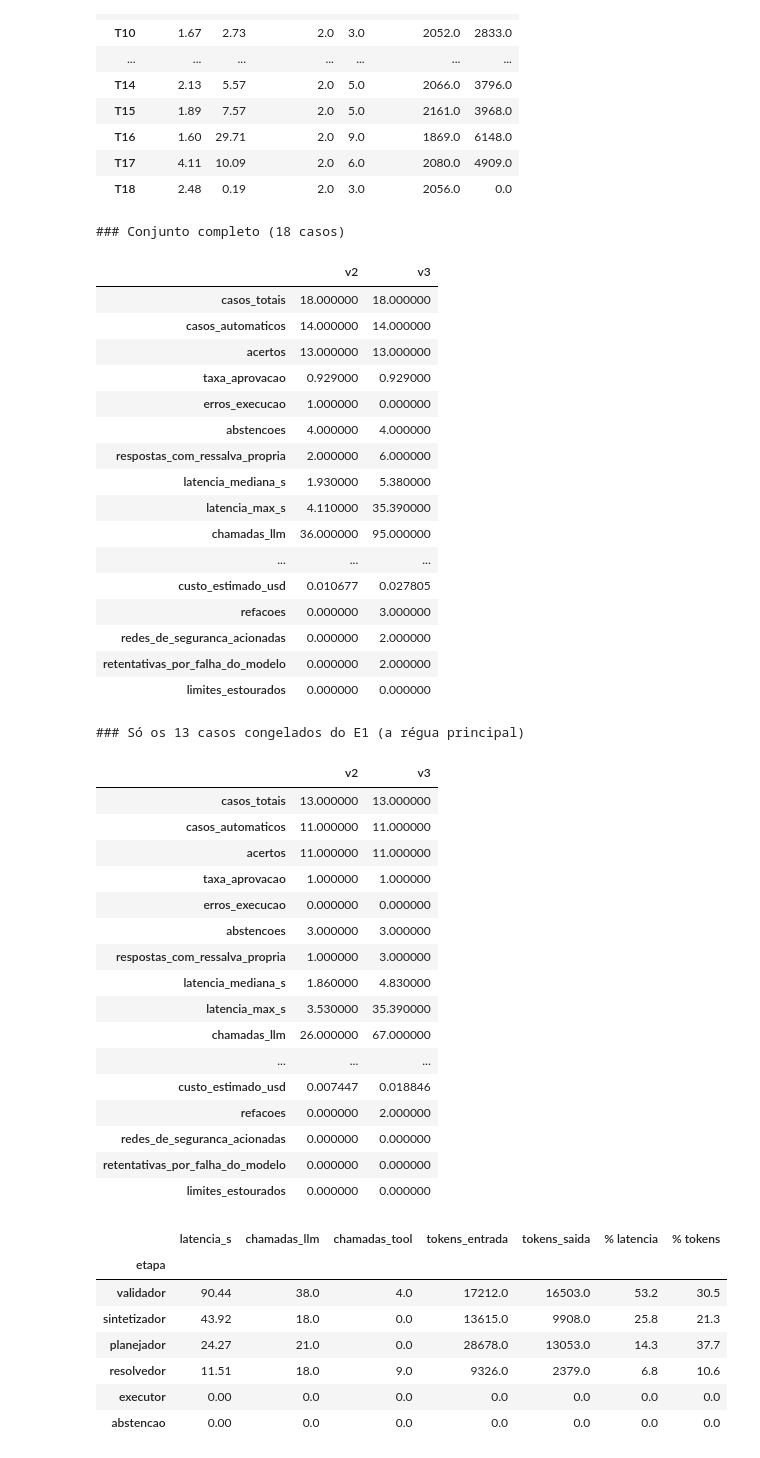
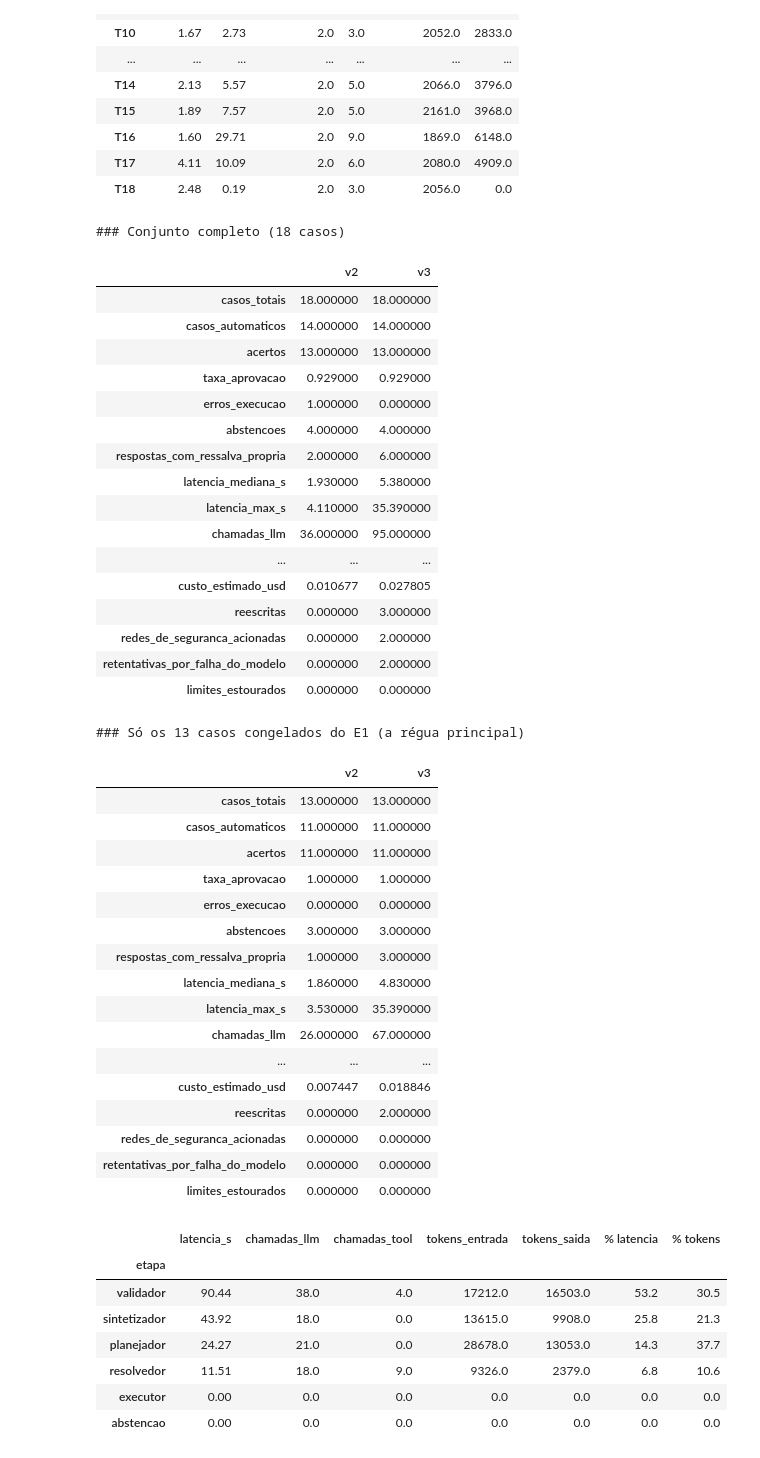
Before and after one commit to werner-denzin/unicamp.agents, a Jupyter notebook: 04_projeto_sistema_multiagentes/eval/release_3/final/E3_DallaCosta_Murer_Denzin.ipynb, the cells around one changed output. Saved outputs shown, nothing was run; the diff lists cells and outputs as text; code cells hidden in the pictures.

```diff
--- a/04_projeto_sistema_multiagentes/eval/release_3/final/E3_DallaCosta_Murer_Denzin.ipynb
+++ b/04_projeto_sistema_multiagentes/eval/release_3/final/E3_DallaCosta_Murer_Denzin.ipynb
@@ -2274,15 +2266,15 @@ def construir_grafo_v3(tools_mcp, checkpointer=None):
         v, m, analise, laco_cortado = await validar(fatia, skill)
 
         # Só volta ao planejador quando refazer pode resolver, há o que instruir e
-        # ainda resta refação. `correcao` é o ÚNICO sinal que o roteador lê: com ela
+        # ainda resta reescrita. `correcao` é o ÚNICO sinal que o roteador lê: com ela
         # vazia não existe caminho de volta, e o laço não tem como deixar de convergir.
         refazivel = (not v.aprovado) and v.problema in ("erro_de_execucao", "codigo_nao_responde")
         correcao = (v.instrucao_para_refazer or v.justificativa or "").strip()
-        vai_refazer = refazivel and bool(correcao) and estado.get("refacoes", 0) < MAX_REFACOES
+        vai_refazer = refazivel and bool(correcao) and estado.get("reescritas", 0) < MAX_REESCRITAS
 
         return {"veredito": v.model_dump(),
                 "correcao": correcao if vai_refazer else "",
-                "refacoes": estado.get("refacoes", 0) + (1 if vai_refazer else 0),
+                "reescritas": estado.get("reescritas", 0) + (1 if vai_refazer else 0),
                 "trace": [{"etapa": "validador", "papel": "agente", "skill": skill,
                            "latencia_s": round(time.perf_counter() - t0, 2),
                            "decisao": ("aprovar" if v.aprovado else f"reprovar:{v.problema}")
@@ -2431,7 +2423,7 @@ async def responder_v3(pergunta, app, com_busca=True, thread_id=None, limite=LIM
     t0, estourou = time.perf_counter(), False
     try:
         estado = await app.ainvoke({"pergunta": pergunta, "com_busca": com_busca,
-                                    "correcao": "", "refacoes": 0}, config=cfg)
+                                    "correcao": "", "reescritas": 0}, config=cfg)
     except Exception as e:
         if type(e).__name__ == "GraphRecursionError":
             estourou, estado = True, (app.get_state(cfg).values if thread_id else {})
@@ -2457,7 +2449,7 @@ async def responder_v3(pergunta, app, com_busca=True, thread_id=None, limite=LIM
         "tokens_saida": sum(t.get("tokens_saida", 0) for t in trace),
         "rota": [t["etapa"] for t in trace],
         "agentes": [t["etapa"] for t in trace if t.get("papel") == "agente"],
-        "refacoes": estado.get("refacoes", 0),
+        "reescritas": estado.get("reescritas", 0),
         "rodadas_busca": estado.get("rodadas_busca", 0),
         "limite_estourado": estourou,
         "laco_agente_cortado": any(t.get("laco_cortado") for t in trace),
@@ -2487,7 +2479,7 @@ for pergunta in ["Qual é a média em matemática de Santana do Livramento?",
     print("RESPOSTA :", resposta.texto.split("Recorte:")[0].strip())
     print("ROTA     :", " > ".join(metricas["rota"]))
     print("CUSTO    :", {k: metricas[k] for k in
-                         ("latencia_s", "chamadas_llm", "chamadas_tool", "refacoes")})
+                         ("latencia_s", "chamadas_llm", "chamadas_tool", "reescritas")})
     print("TRACE:")
     for linha in estado["trace"]:
         print("   ", json.dumps({k: v for k, v in linha.items() if k != "analise"},
@@ -2771,7 +2763,7 @@ for caso in TODOS_OS_CASOS:
         if config == "v2":
             resposta, metricas, estado = await rodar_v2_e3(caso["pergunta"])
             metricas = {**metricas, "rota": [r.get("no") for r in estado.get("log", [])],
-                        "refacoes": 0, "redes_de_seguranca": [], "veredito": None,
+                        "reescritas": 0, "redes_de_seguranca": [], "veredito": None,
                         "laco_agente_cortado": False}
         else:
             resposta, metricas, estado = await rodar_v3(caso["pergunta"])
@@ -2791,7 +2783,7 @@ for caso in TODOS_OS_CASOS:
             "traz_ressalva": traz_ressalva(resposta.texto),
             "rota": " > ".join(str(x) for x in metricas.get("rota") or []),
             "veredito": metricas.get("veredito"),
-            "refacoes": metricas.get("refacoes", 0),
+            "reescritas": metricas.get("reescritas", 0),
             "redes_de_seguranca": "; ".join(metricas.get("redes_de_seguranca") or []),
             "latencia_s": metricas["latencia_s"],
             "chamadas_llm": metricas["chamadas_llm"],
@@ -2919,37 +2911,37 @@ def resumir(sub: pd.DataFrame) -> dict:
         "tokens_saida": int(tout),
         "custo_estimado_usd": round(float((tin * PRECO_USD_POR_MILHAO["entrada"]
                                            + tout * PRECO_USD_POR_MILHAO["saida"]) / 1e6), 6),
-        "refacoes": int(sub["refacoes"].sum()),
+        "reescritas": int(sub["reescritas"].sum()),
         "redes_de_seguranca_acionadas": int((sub["redes_de_seguranca"] != "").sum()),
         "retentativas_por_falha_do_modelo": int((sub["tentativas_modelo"] > 1).sum()),
         "limites_estourados": int(sub["limite_estourado"].astype(bool).sum()),
     }
 
 
 COMPARACAO = {c: resumir(tabela[tabela["config"] == c]) for c in CONFIGS}
 COMPARACAO_CONGELADOS = {c: resumir(tabela[(tabela["config"] == c)
                                            & (tabela["id"].isin(CONGELADOS))]) for c in CONFIGS}
 
 print("### Conjunto completo (18 casos)")
 display(pd.DataFrame(COMPARACAO).reindex(columns=CONFIGS))
 print("\n### Só os 13 casos congelados do E1 (a régua principal)")
 display(pd.DataFrame(COMPARACAO_CONGELADOS).reindex(columns=CONFIGS))
 # %% [output]
 ### Conjunto completo (18 casos)
 |  | v2 | v3 |
 | casos_totais | 18.000000 | 18.000000 |
 | casos_automaticos | 14.000000 | 14.000000 |
 | acertos | 13.000000 | 13.000000 |
 | taxa_aprovacao | 0.929000 | 0.929000 |
 | erros_execucao | 1.000000 | 0.000000 |
 | abstencoes | 4.000000 | 4.000000 |
 | respostas_com_ressalva_propria | 2.000000 | 6.000000 |
 | latencia_mediana_s | 1.930000 | 5.380000 |
 | latencia_max_s | 4.110000 | 35.390000 |
 | chamadas_llm | 36.000000 | 95.000000 |
 | ... | ... | ... |
 | custo_estimado_usd | 0.010677 | 0.027805 |
-| refacoes | 0.000000 | 3.000000 |
+| reescritas | 0.000000 | 3.000000 |
 | redes_de_seguranca_acionadas | 0.000000 | 2.000000 |
 | retentativas_por_falha_do_modelo | 0.000000 | 2.000000 |
 | limites_estourados | 0.000000 | 0.000000 |
@@ -2967,7 +2959,7 @@ display(pd.DataFrame(COMPARACAO_CONGELADOS).reindex(columns=CONFIGS))
 | chamadas_llm | 26.000000 | 67.000000 |
 | ... | ... | ... |
 | custo_estimado_usd | 0.007447 | 0.018846 |
-| refacoes | 0.000000 | 2.000000 |
+| reescritas | 0.000000 | 2.000000 |
 | redes_de_seguranca_acionadas | 0.000000 | 0.000000 |
 | retentativas_por_falha_do_modelo | 0.000000 | 0.000000 |
 | limites_estourados | 0.000000 | 0.000000 |
```
Also changed, not shown: parts of 9 cells of this notebook, 1 other file.
